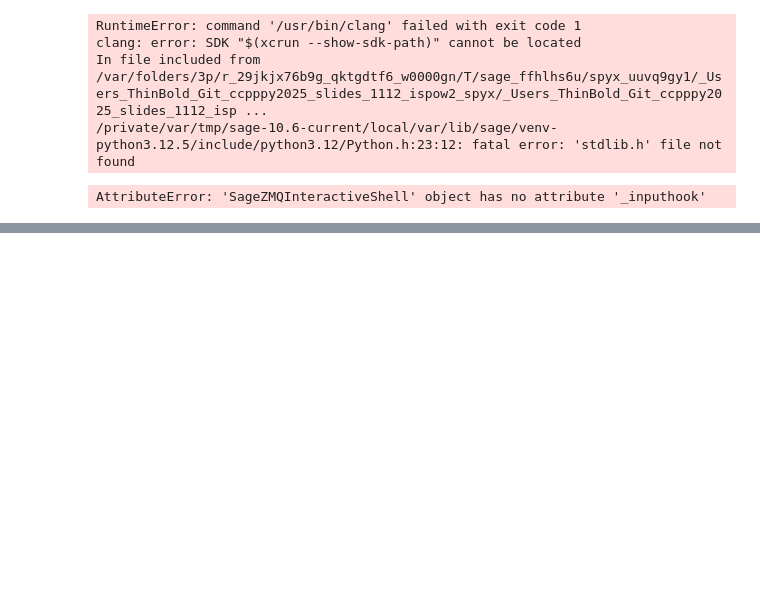
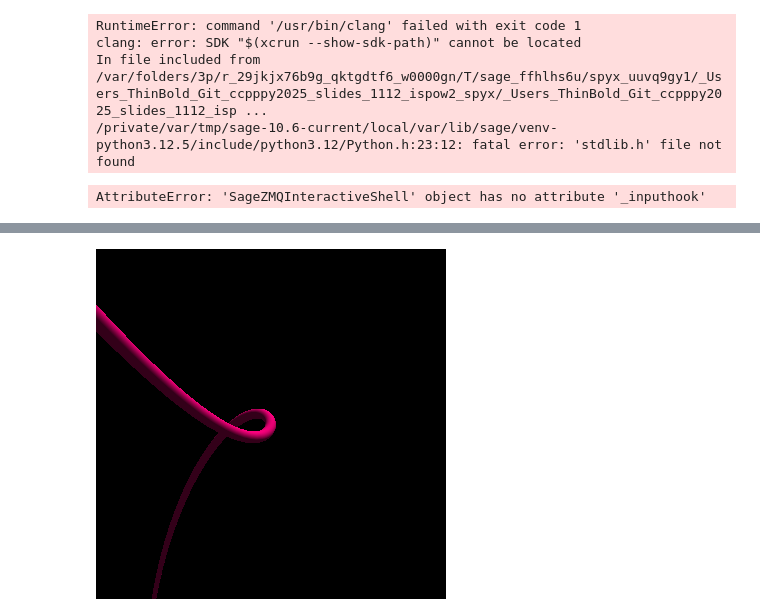
Before and after one commit to hsinpolab/ccpppy2025-slides, a Jupyter notebook: 1112/1113.ipynb, the cells around one changed output, grey strips where cells are left out. Saved outputs shown, nothing was run; the diff lists cells and outputs as text; code cells hidden in the pictures; blank space fills up the shorter version.

```diff
--- a/1112/1113.ipynb
+++ b/1112/1113.ipynb
@@ -79,0 +151,10 @@ AttributeError: 'SageZMQInteractiveShell' object has no attribute '_inputhook'
+# %%
+f = lambda t: (t,t^2,t^3)
+t = Tachyon(camera_center=(5,0,4))
+t.texture('t')
+t.light((-20,-20,40), 0.2, (1,1,1))
+t.parametric_plot(f,-5,5,'t',min_depth=6)
+# %%
+t
+# %% [output]
+[figure, added]
```
Also changed, not shown: parts of 2 cells of this notebook, 6 other files.
